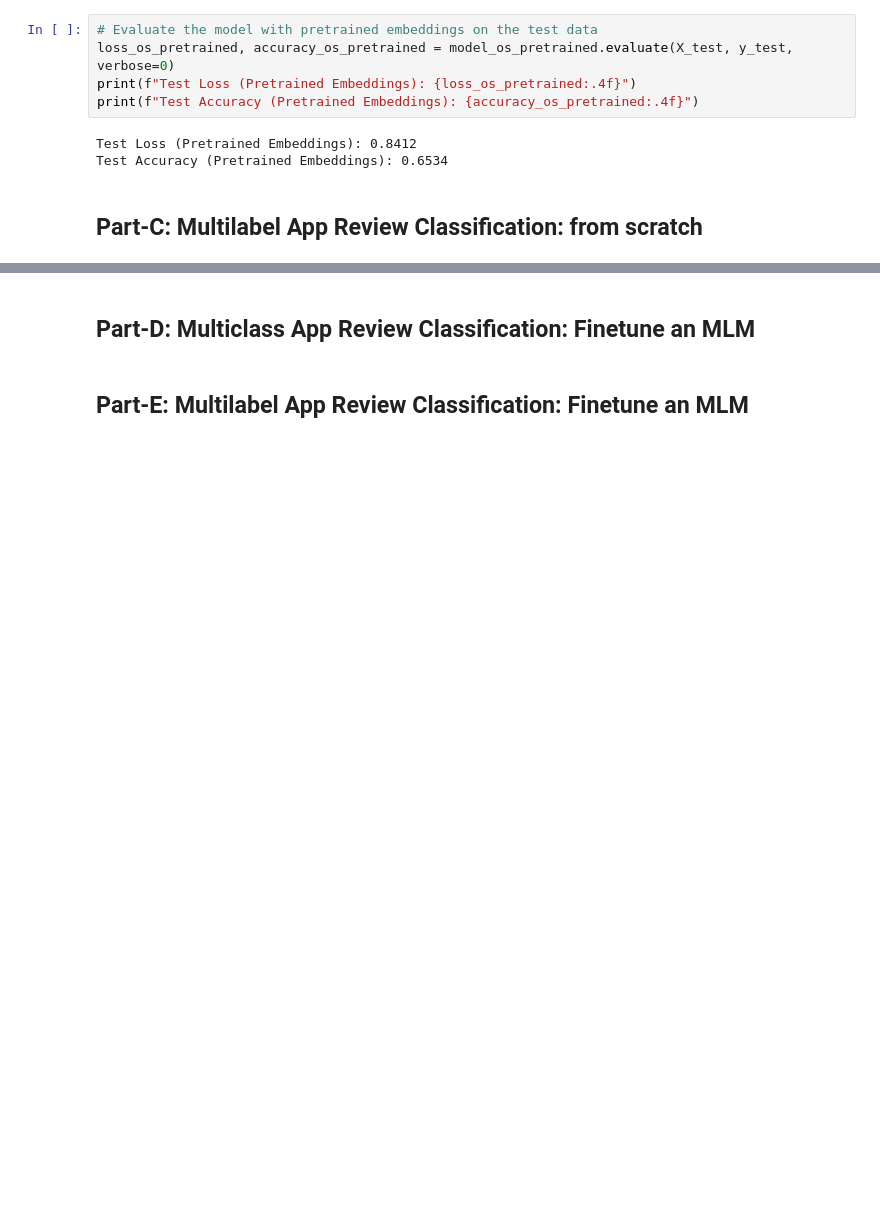
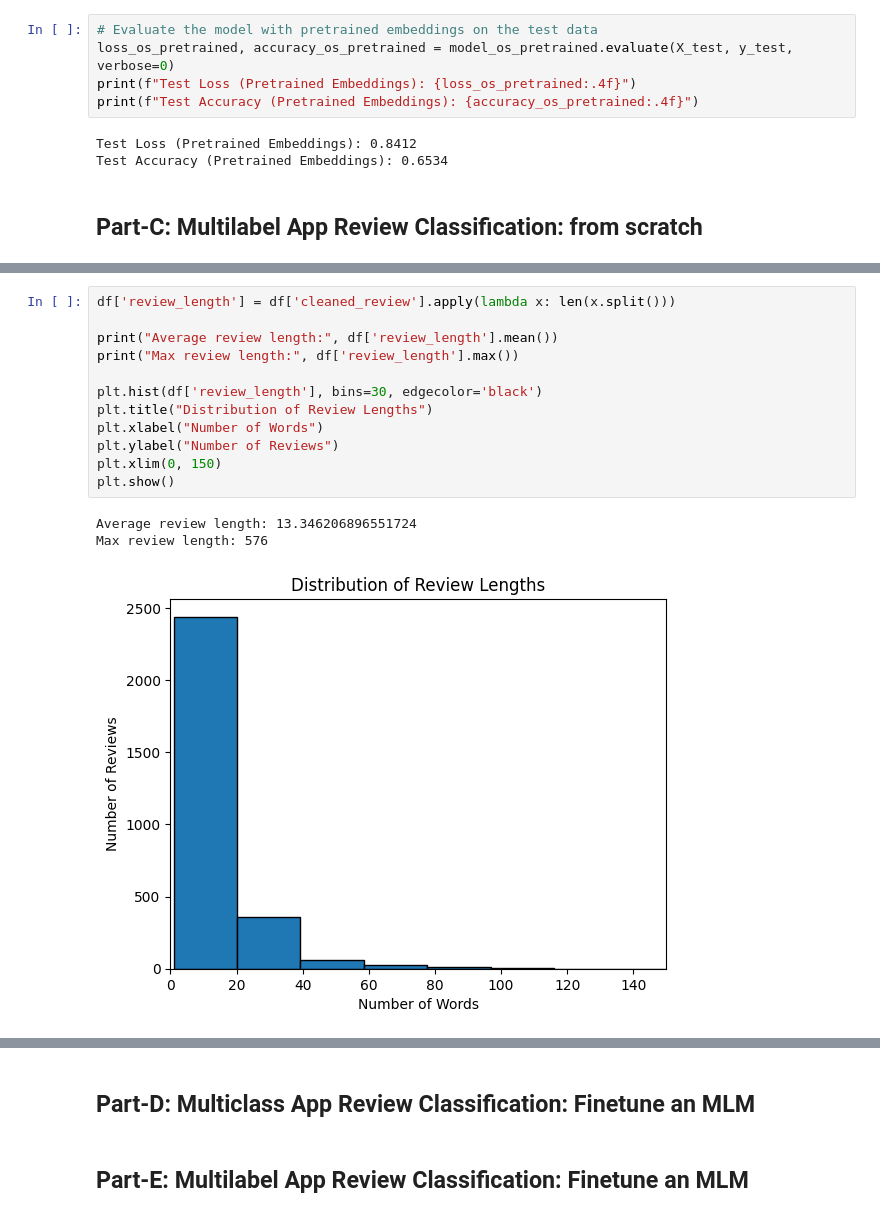
Before and after one commit to Hayder-Aleissa/NLP-Project, a Jupyter notebook: NLP_project.ipynb, the cells around one changed output, grey strips where cells are left out. Drawn from its saved outputs; the diff is of its cells as text; blank space fills up the shorter version.

```diff
--- a/NLP_project.ipynb
+++ b/NLP_project.ipynb
@@ -589,0 +639,16 @@ Test Accuracy (Pretrained Embeddings): 0.6534
+# %%
+df['review_length'] = df['cleaned_review'].apply(lambda x: len(x.split()))
+
+print("Average review length:", df['review_length'].mean())
+print("Max review length:", df['review_length'].max())
+
+plt.hist(df['review_length'], bins=30, edgecolor='black')
+plt.title("Distribution of Review Lengths")
+plt.xlabel("Number of Words")
+plt.ylabel("Number of Reviews")
+plt.xlim(0, 150)
+plt.show()
+# %% [output]
+Average review length: 13.346206896551724
+Max review length: 576
+[figure, added]
```
Also changed, not shown: parts of 23 cells of this notebook, 2 other files.
